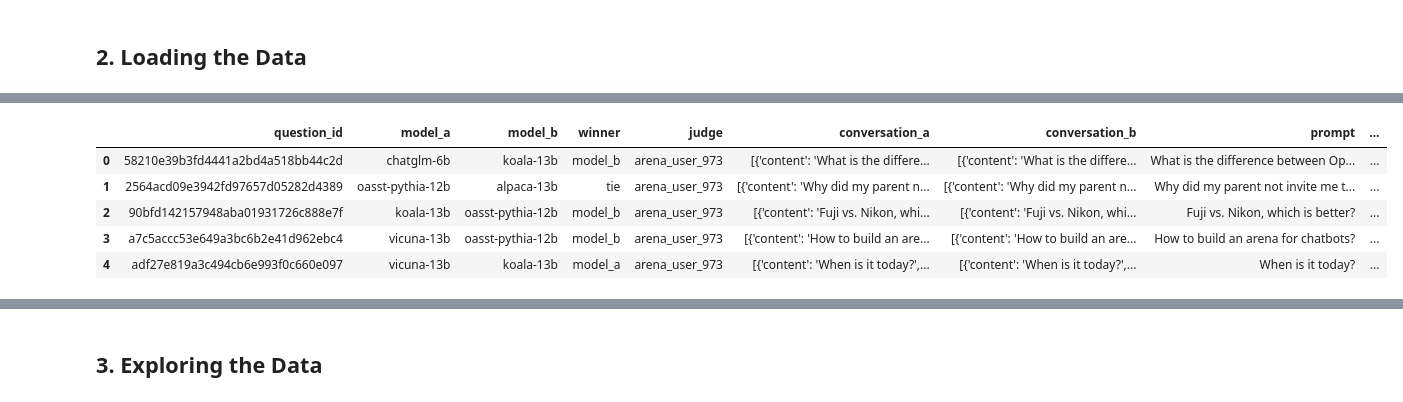
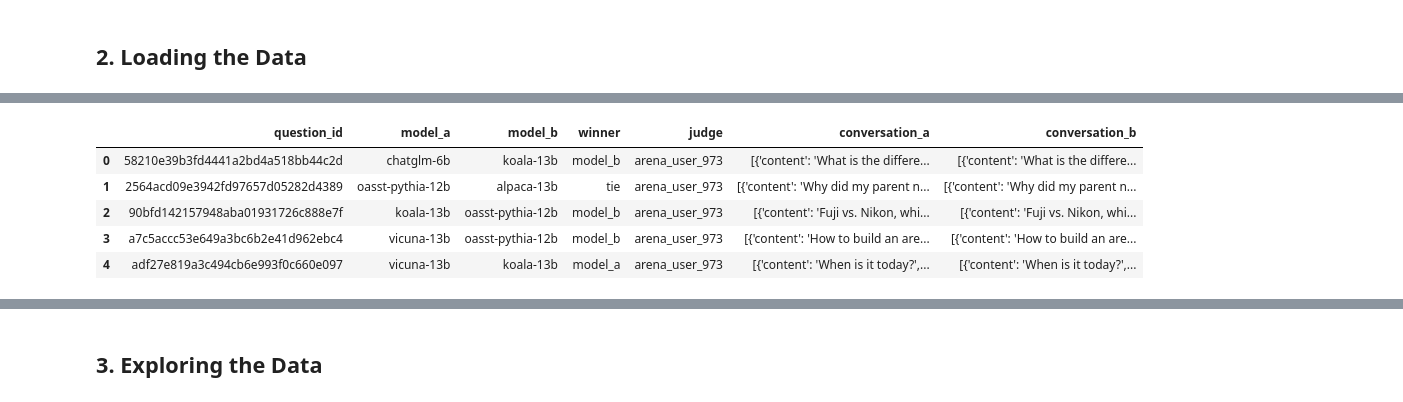
Before and after one commit to surajr10/ds200-grad-project, a Jupyter notebook: notebooks/nlp-eda-starter.ipynb, the cells around one changed output, grey strips where cells are left out. Cells and saved outputs as stored; diff of their text form; code cells hidden in the pictures.

Commit message:
Data cleaning

```diff
--- a/notebooks/nlp-eda-starter.ipynb
+++ b/notebooks/nlp-eda-starter.ipynb
@@ -159,17 +151,17 @@ please provide us feedback at https://github.com/pandas-dev/pandas/issues/54466
 # %%
 # Main Dataset
 
 # Conversation Data -- we will use this data in the "Conversation Data" section
 df = pd.read_json(
-    "./datasets/chatbot-arena-conversations.jsonl.gz",
+    "./data100-shared-readwrite/fa24_grad_project_data/nlp-chatbot-analysis_data/training-set/chatbot-arena-conversations.jsonl.gz",
     lines=True,
     compression="gzip"
 )
 df.head(5)
 # %% [output]
-|  | question_id | model_a | model_b | winner | judge | conversation_a | conversation_b | prompt | ... |
-| 0 | 58210e39b3fd4441a2bd4a518bb44c2d | chatglm-6b | koala-13b | model_b | arena_user_973 | [{'content': 'What is the differe... | [{'content': 'What is the differe... | What is the difference between Op... | ... |
-| 1 | 2564acd09e3942fd97657d05282d4389 | oasst-pythia-12b | alpaca-13b | tie | arena_user_973 | [{'content': 'Why did my parent n... | [{'content': 'Why did my parent n... | Why did my parent not invite me t... | ... |
-| 2 | 90bfd142157948aba01931726c888e7f | koala-13b | oasst-pythia-12b | model_b | arena_user_973 | [{'content': 'Fuji vs. Nikon, whi... | [{'content': 'Fuji vs. Nikon, whi... | Fuji vs. Nikon, which is better? | ... |
-| 3 | a7c5accc53e649a3bc6b2e41d962ebc4 | vicuna-13b | oasst-pythia-12b | model_b | arena_user_973 | [{'content': 'How to build an are... | [{'content': 'How to build an are... | How to build an arena for chatbots? | ... |
-| 4 | adf27e819a3c494cb6e993f0c660e097 | vicuna-13b | koala-13b | model_a | arena_user_973 | [{'content': 'When is it today?',... | [{'content': 'When is it today?',... | When is it today? | ... |
+|  | question_id | model_a | model_b | winner | judge | conversation_a | conversation_b |
+| 0 | 58210e39b3fd4441a2bd4a518bb44c2d | chatglm-6b | koala-13b | model_b | arena_user_973 | [{'content': 'What is the differe... | [{'content': 'What is the differe... |
+| 1 | 2564acd09e3942fd97657d05282d4389 | oasst-pythia-12b | alpaca-13b | tie | arena_user_973 | [{'content': 'Why did my parent n... | [{'content': 'Why did my parent n... |
+| 2 | 90bfd142157948aba01931726c888e7f | koala-13b | oasst-pythia-12b | model_b | arena_user_973 | [{'content': 'Fuji vs. Nikon, whi... | [{'content': 'Fuji vs. Nikon, whi... |
+| 3 | a7c5accc53e649a3bc6b2e41d962ebc4 | vicuna-13b | oasst-pythia-12b | model_b | arena_user_973 | [{'content': 'How to build an are... | [{'content': 'How to build an are... |
+| 4 | adf27e819a3c494cb6e993f0c660e097 | vicuna-13b | koala-13b | model_a | arena_user_973 | [{'content': 'When is it today?',... | [{'content': 'When is it today?',... |
```
Also changed, not shown: parts of 41 cells of this notebook.
